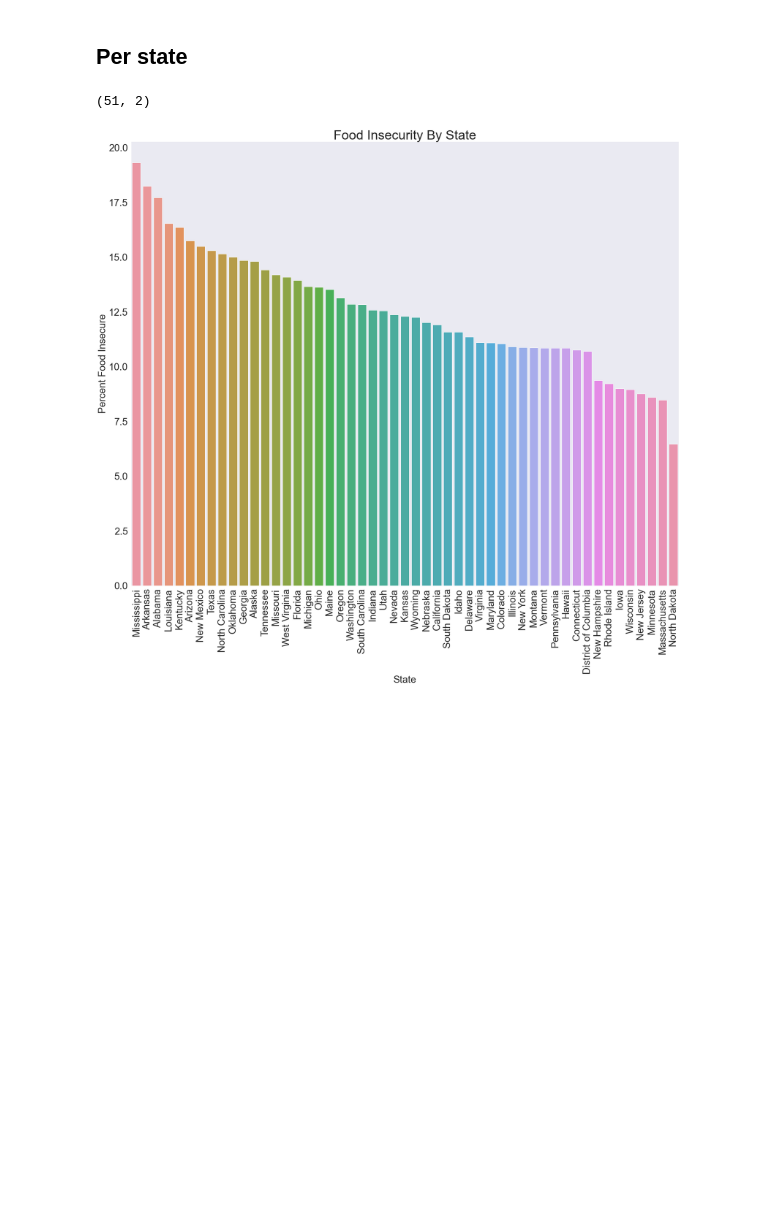
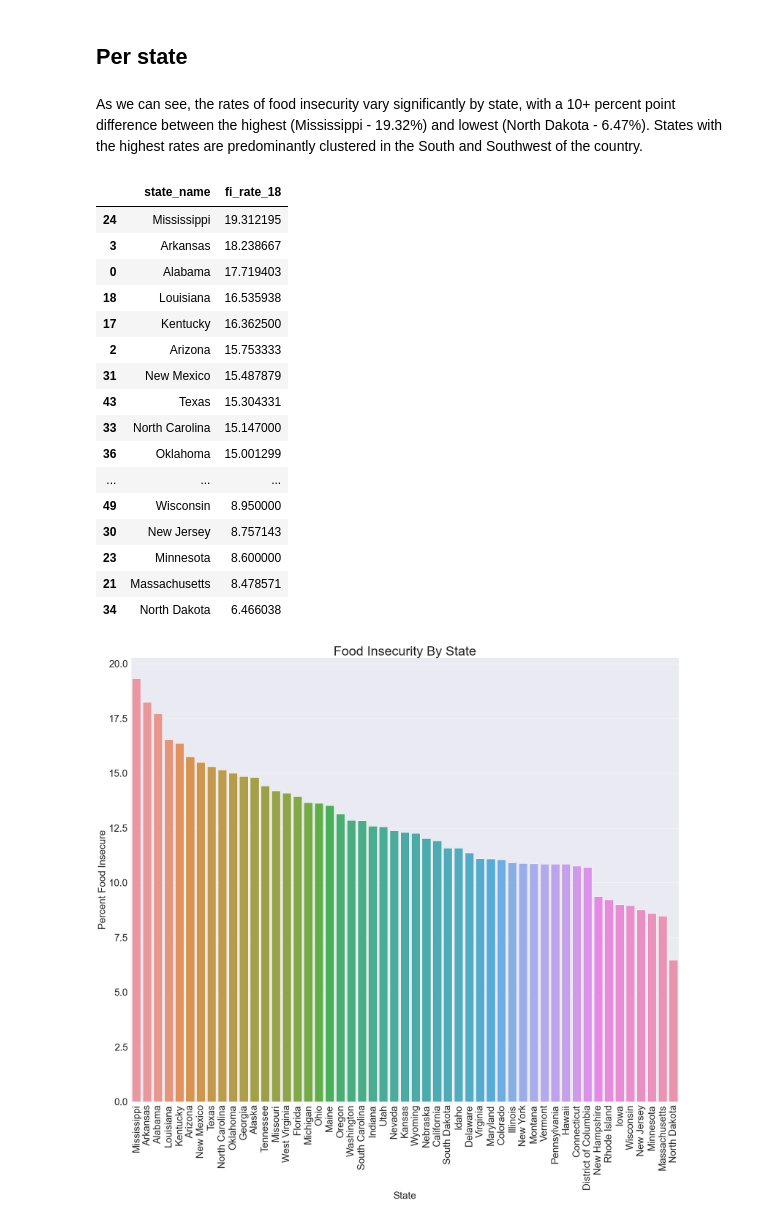
Before and after one commit to RyanCMcDonald/lancelot_group_project, a Jupyter notebook: 02_notebook_EDA.ipynb, the cells around one changed output. Saved outputs shown, nothing was run; the diff lists cells and outputs as text; code cells hidden in the pictures; blank space fills up the shorter version.

```diff
--- a/02_notebook_EDA.ipynb
+++ b/02_notebook_EDA.ipynb
@@ -58,14 +58,32 @@ df[df.filter(like='rate', axis=1).columns[0:6]
 [figure]
 # %% [markdown]
 ## Per state
+# %% [markdown]
+As we can see, the rates of food insecurity vary significantly by state, with a 10+ percent point difference between the highest (Mississippi - 19.32%) and lowest (North Dakota - 6.47%). States with the highest rates are predominantly clustered in the South and Southwest of the country.
 # %%
 df_fi_state = df.groupby('state_name')[['fi_rate_18']].mean().copy()
 # %%
 df_fi_state = df_fi_state.reset_index().sort_values(by = 'fi_rate_18', ascending = False)
 # %%
-df_fi_state.shape
+df_fi_state
 # %% [output]
-(51, 2)
+|  | state_name | fi_rate_18 |
+| 24 | Mississippi | 19.312195 |
+| 3 | Arkansas | 18.238667 |
+| 0 | Alabama | 17.719403 |
+| 18 | Louisiana | 16.535938 |
+| 17 | Kentucky | 16.362500 |
+| 2 | Arizona | 15.753333 |
+| 31 | New Mexico | 15.487879 |
+| 43 | Texas | 15.304331 |
+| 33 | North Carolina | 15.147000 |
+| 36 | Oklahoma | 15.001299 |
+| ... | ... | ... |
+| 49 | Wisconsin | 8.950000 |
+| 30 | New Jersey | 8.757143 |
+| 23 | Minnesota | 8.600000 |
+| 21 | Massachusetts | 8.478571 |
+| 34 | North Dakota | 6.466038 |
 # %%
 x_val = df_fi_state['state_name']
 y_val = df_fi_state['fi_rate_18']
```
Also changed, not shown: parts of 4 cells of this notebook, 45 other files.
